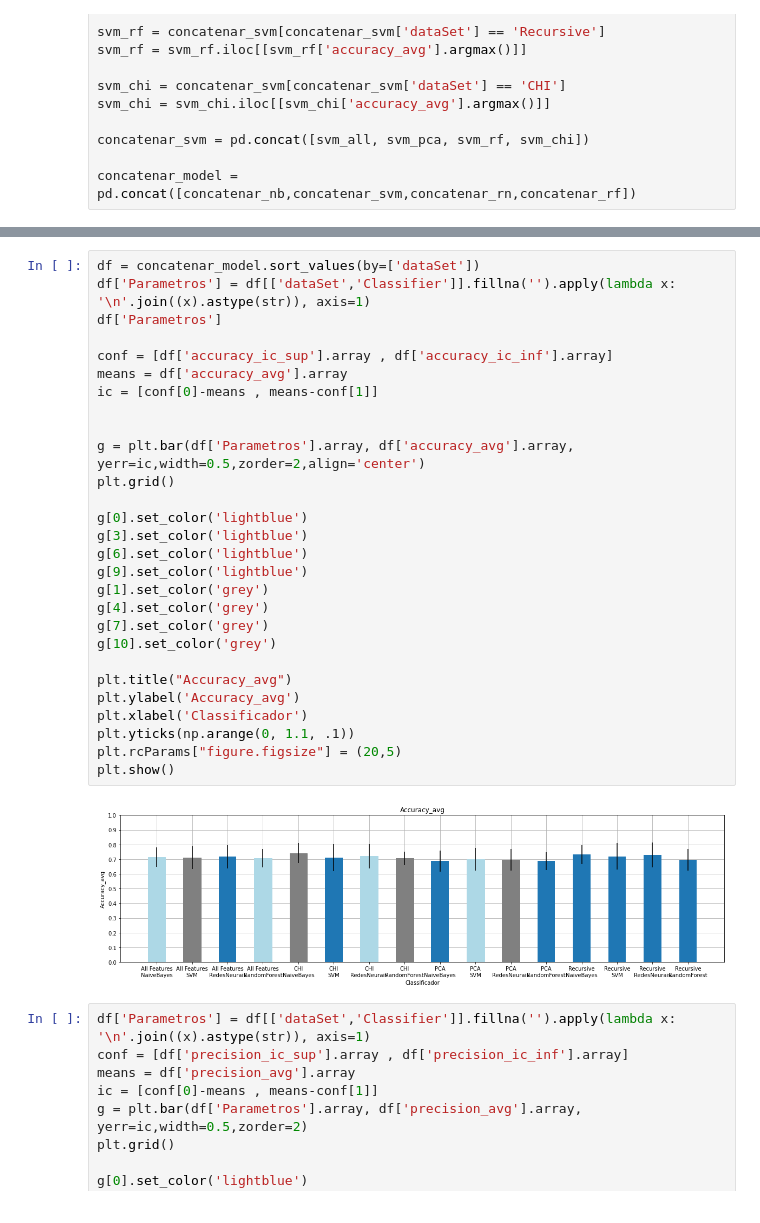
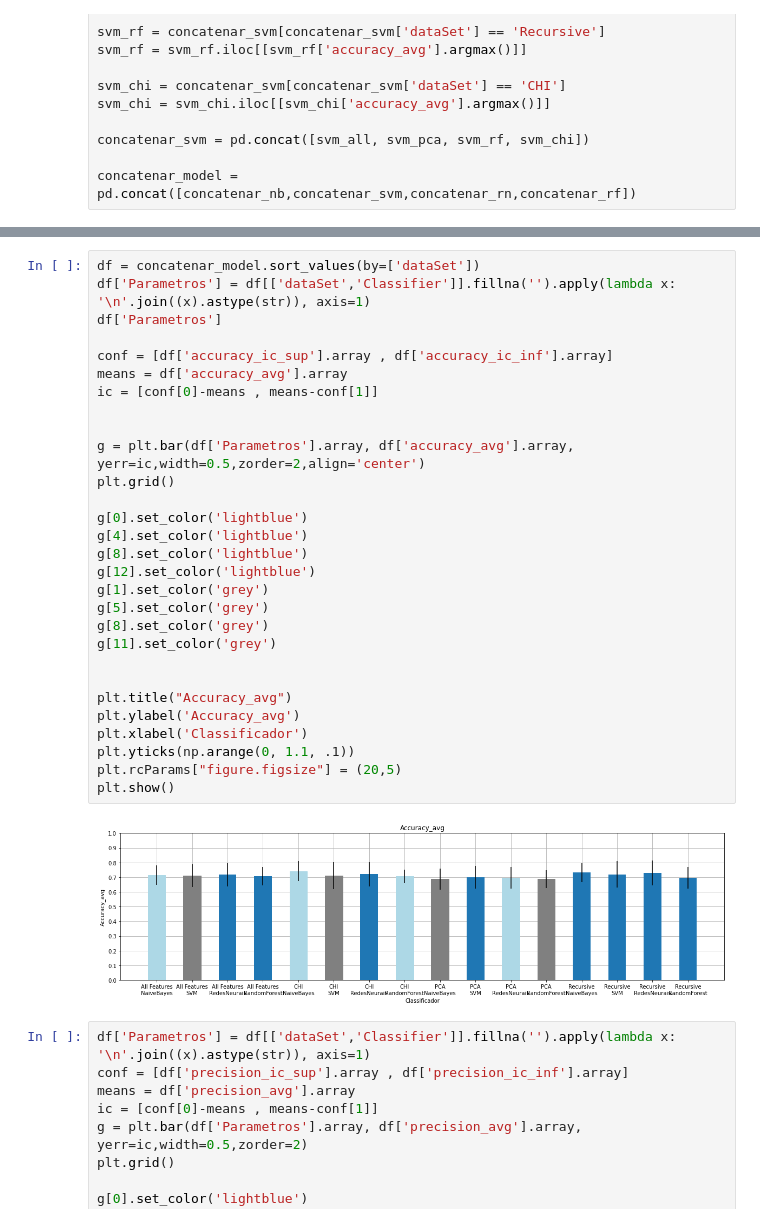
Before and after one commit to carlaprv/sin5007-reconhecimento-de-padroes, a Jupyter notebook: 09 - k_fold_cross_validation_+_Naive_Bayes+SVM+Redes_Neurais_+_Random_forest_v02 .ipynb, the cells around one changed output, grey strips where cells are left out. Saved outputs shown, nothing was run; the diff lists cells and outputs as text.

Commit message:
fix graphs colors

```diff
--- a/09 - k_fold_cross_validation_+_Naive_Bayes+SVM+Redes_Neurais_+_Random_forest_v02 .ipynb
+++ b/09 - k_fold_cross_validation_+_Naive_Bayes+SVM+Redes_Neurais_+_Random_forest_v02 .ipynb
@@ -1079,33 +1079,34 @@ concatenar_model
 # %%
 df = concatenar_model.sort_values(by=['dataSet'])
 df['Parametros'] = df[['dataSet','Classifier']].fillna('').apply(lambda x: '\n'.join((x).astype(str)), axis=1)
 df['Parametros']
 
 conf = [df['accuracy_ic_sup'].array , df['accuracy_ic_inf'].array]
 means = df['accuracy_avg'].array
 ic = [conf[0]-means , means-conf[1]]
 
 
 g = plt.bar(df['Parametros'].array, df['accuracy_avg'].array, yerr=ic,width=0.5,zorder=2,align='center')
 plt.grid()
 
 g[0].set_color('lightblue')
-g[3].set_color('lightblue')
-g[6].set_color('lightblue')
-g[9].set_color('lightblue')
+g[4].set_color('lightblue')
+g[8].set_color('lightblue')
+g[12].set_color('lightblue')
 g[1].set_color('grey')
-g[4].set_color('grey')
-g[7].set_color('grey')
-g[10].set_color('grey')
+g[5].set_color('grey')
+g[8].set_color('grey')
+g[11].set_color('grey')
+
 
 plt.title("Accuracy_avg")
 plt.ylabel('Accuracy_avg')
 plt.xlabel('Classificador')
 plt.yticks(np.arange(0, 1.1, .1))
 plt.rcParams["figure.figsize"] = (20,5)
 plt.show()
 # %% [output]
-[figure, old version]
+[figure, new version]
 # %%
 df['Parametros'] = df[['dataSet','Classifier']].fillna('').apply(lambda x: '\n'.join((x).astype(str)), axis=1)
 conf = [df['precision_ic_sup'].array , df['precision_ic_inf'].array]
```
Also changed, not shown: parts of 1 cell of this notebook.
